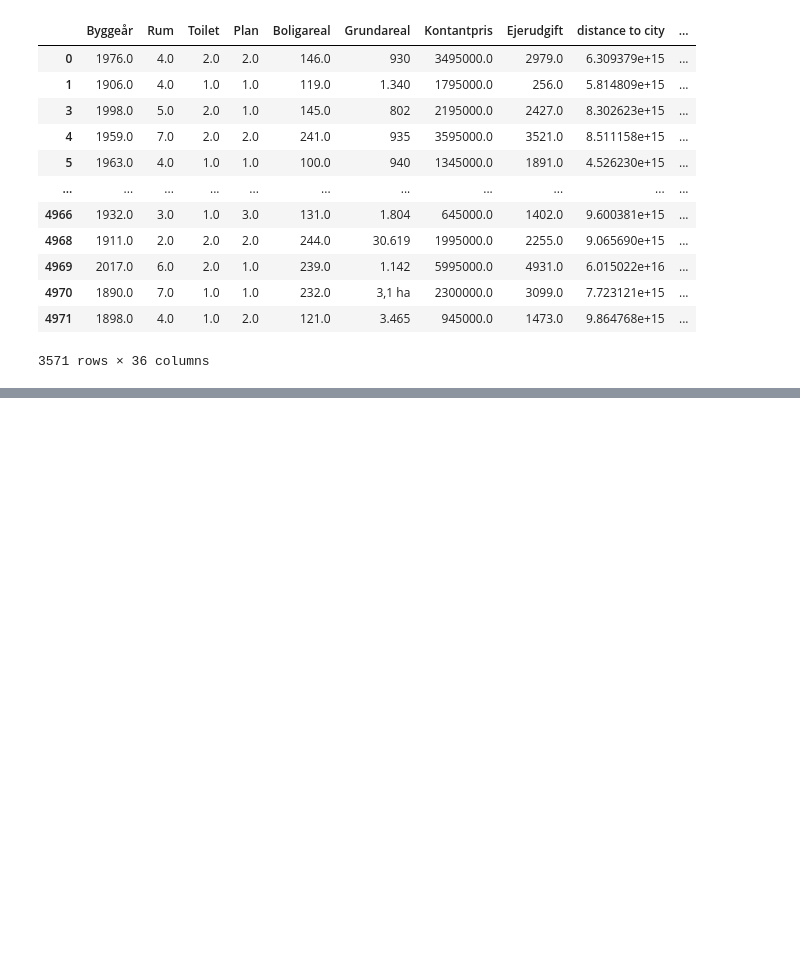
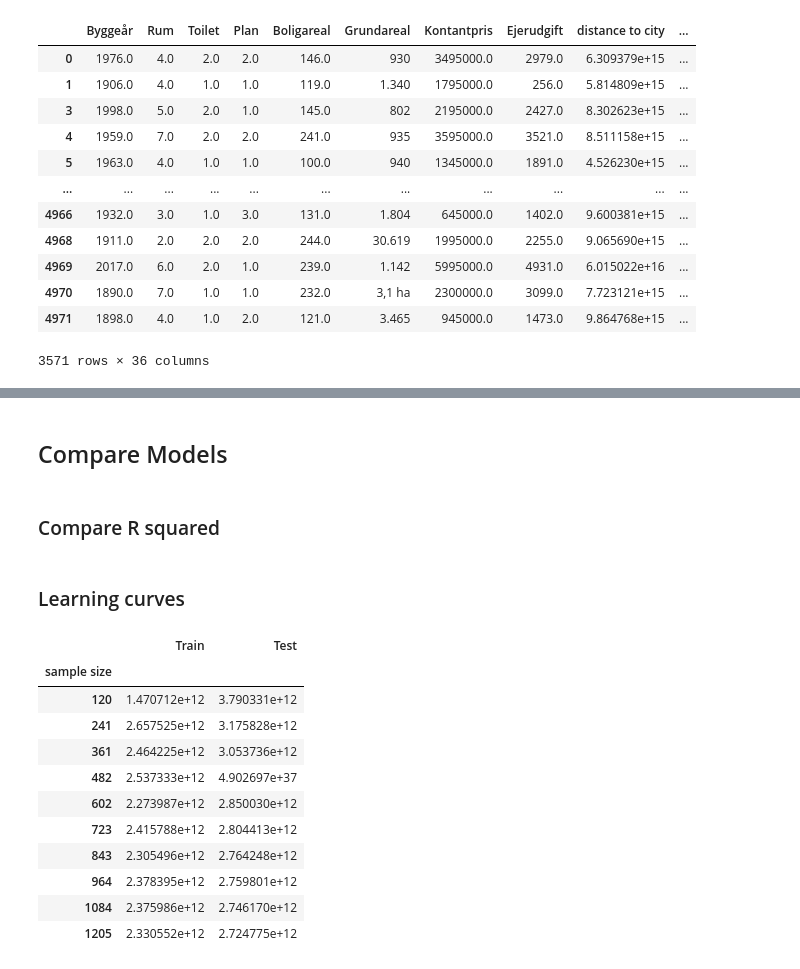
Before and after one commit to martinskafte321/Introduction-Social-Data-Science, a Jupyter notebook: Exam_project/Machine_Learning.ipynb, the cells around one changed output, grey strips where cells are left out. Drawn from its saved outputs; the diff is of its cells as text; code cells hidden in the pictures; blank space fills up the shorter version.

```diff
--- a/Exam_project/Machine_Learning.ipynb
+++ b/Exam_project/Machine_Learning.ipynb
@@ -270,0 +286,36 @@ print([np.sqrt(mse(reg.predict(X_test),y_test)), np.sqrt(mse(reg.predict(X_val),
+# %% [markdown]
+## Compare Models
+# %% [markdown]
+### Compare R squared
+# %% [markdown]
+### Learning curves
+# %%
+# LOAD FROM SCIKIT-LEARN
+from sklearn.model_selection import learning_curve
+
+train_sizes, train_scores, test_scores = \
+    learning_curve(estimator=pipe_lr,
+                   X=X_dev,
+                   y=y_dev,
+                   train_sizes=np.arange(0.05, 1.05, .05),
+                   scoring='neg_mean_squared_error',
+                   cv=10)
+
+mse_ = pd.DataFrame({'Train':-train_scores.mean(axis=1),
+                     'Test':-test_scores.mean(axis=1)})\
+        .set_index(pd.Index(train_sizes,name='sample size'))
+
+mse_.head(10)
+# %% [output]
+|  | Train | Test |
+| sample size |  |  |
+| 120 | 1.470712e+12 | 3.790331e+12 |
+| 241 | 2.657525e+12 | 3.175828e+12 |
+| 361 | 2.464225e+12 | 3.053736e+12 |
+| 482 | 2.537333e+12 | 4.902697e+37 |
+| 602 | 2.273987e+12 | 2.850030e+12 |
+| 723 | 2.415788e+12 | 2.804413e+12 |
+| 843 | 2.305496e+12 | 2.764248e+12 |
+| 964 | 2.378395e+12 | 2.759801e+12 |
+| 1084 | 2.375986e+12 | 2.746170e+12 |
+| 1205 | 2.330552e+12 | 2.724775e+12 |
```
Also changed, not shown: parts of 27 cells of this notebook.
